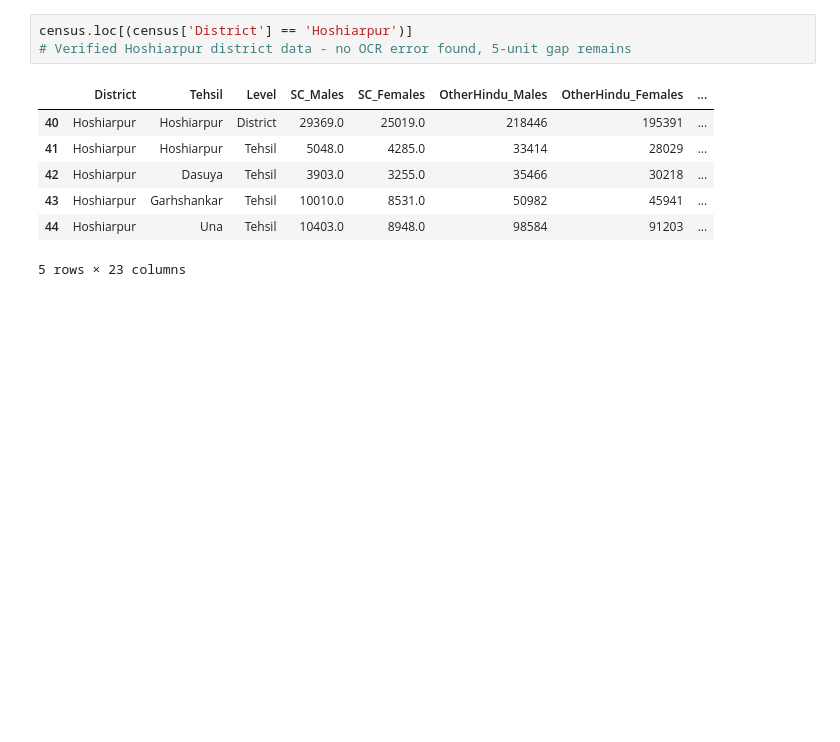
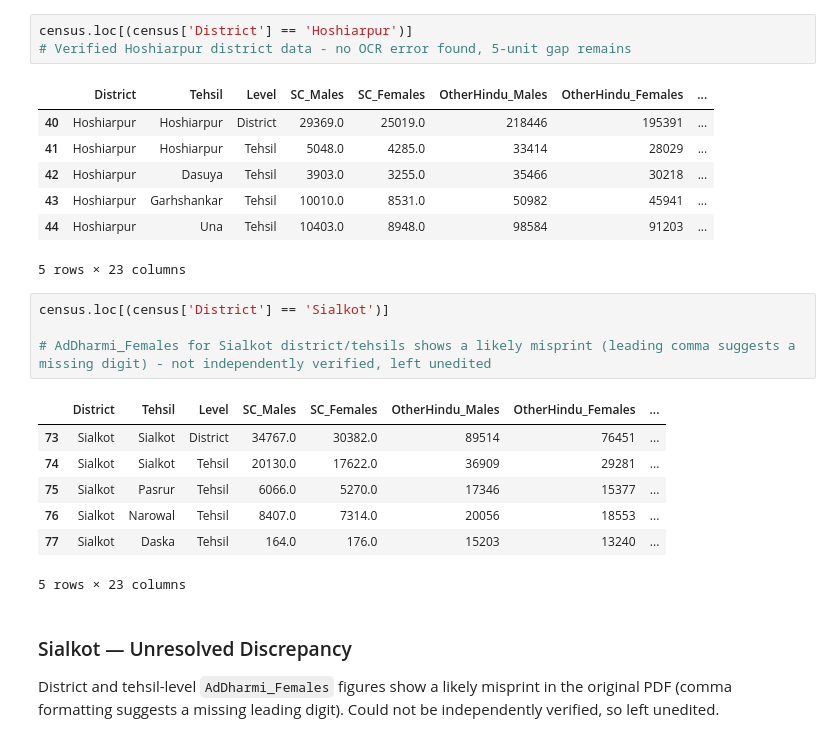
Before and after one commit to prabh9050/the-line-and-the-ledger, a Jupyter notebook: notebooks/01_EDA.ipynb, the cells around one changed output. Drawn from its saved outputs; the diff is of its cells as text; blank space fills up the shorter version.

Commit message:
Flag Sialkot AdDharmi_Females likely misprint, left unedited

```diff
--- a/notebooks/01_EDA.ipynb
+++ b/notebooks/01_EDA.ipynb
@@ -452,3 +452,19 @@ census.loc[(census['District'] == 'Hoshiarpur')]
 | 43 | Hoshiarpur | Garhshankar | Tehsil | 10010.0 | 8531.0 | 50982 | 45941 | ... |
 | 44 | Hoshiarpur | Una | Tehsil | 10403.0 | 8948.0 | 98584 | 91203 | ... |
 5 rows × 23 columns
+# %%
+census.loc[(census['District'] == 'Sialkot')]
+
+# AdDharmi_Females for Sialkot district/tehsils shows a likely misprint (leading comma suggests a missing digit) - not independently verified, left unedited
+# %% [output]
+|  | District | Tehsil | Level | SC_Males | SC_Females | OtherHindu_Males | OtherHindu_Females | ... |
+| 73 | Sialkot | Sialkot | District | 34767.0 | 30382.0 | 89514 | 76451 | ... |
+| 74 | Sialkot | Sialkot | Tehsil | 20130.0 | 17622.0 | 36909 | 29281 | ... |
+| 75 | Sialkot | Pasrur | Tehsil | 6066.0 | 5270.0 | 17346 | 15377 | ... |
+| 76 | Sialkot | Narowal | Tehsil | 8407.0 | 7314.0 | 20056 | 18553 | ... |
+| 77 | Sialkot | Daska | Tehsil | 164.0 | 176.0 | 15203 | 13240 | ... |
+5 rows × 23 columns
+# %% [markdown]
+### Sialkot — Unresolved Discrepancy
+
+District and tehsil-level `AdDharmi_Females` figures show a likely misprint in the original PDF (comma formatting suggests a missing leading digit). Could not be independently verified, so left unedited.
```
